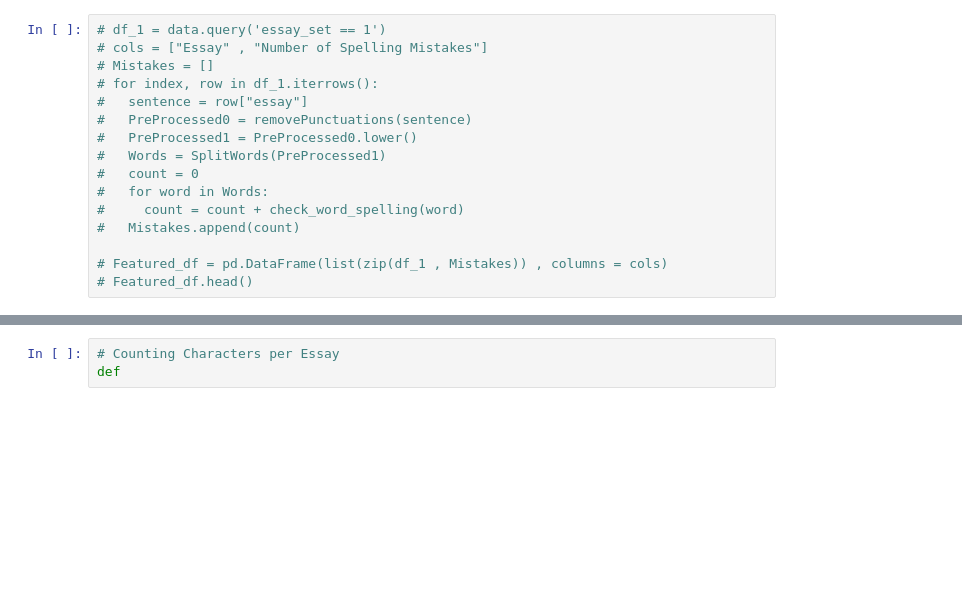
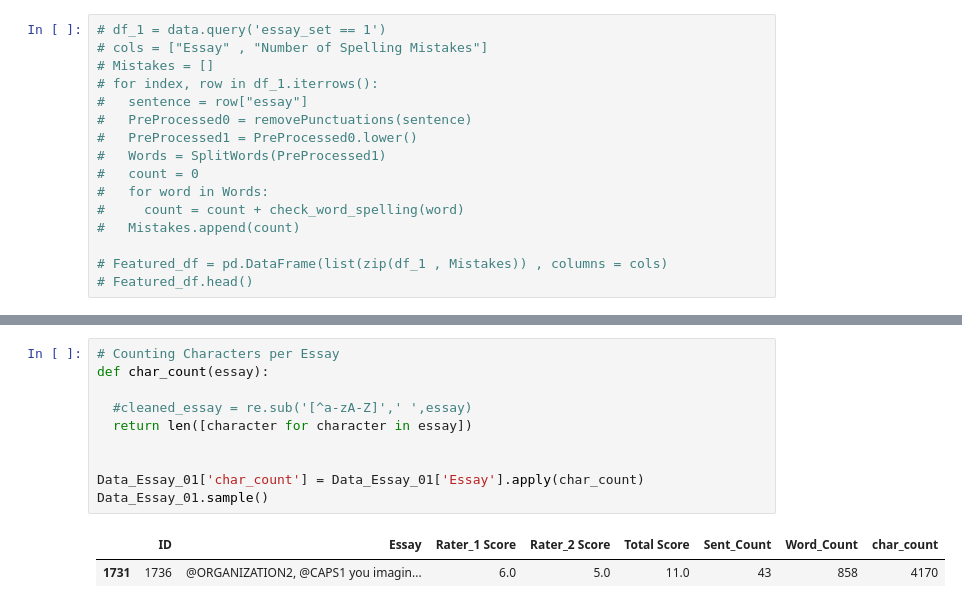
Before and after one commit to mustafabawany/IntelliTech, a Jupyter notebook: Feature_Engineering.ipynb, the cells around one changed output, grey strips where cells are left out. Drawn from its saved outputs; the diff is of its cells as text; blank space fills up the shorter version.

```diff
--- a/Feature_Engineering.ipynb
+++ b/Feature_Engineering.ipynb
@@ -146,3 +148,13 @@ Data_Essay_01.sample()
-# %%
-# Counting Characters per Essay
-def
+# %%
+# Counting Characters per Essay
+def char_count(essay):
+
+  #cleaned_essay = re.sub('[^a-zA-Z]',' ',essay)
+  return len([character for character in essay])
+
+
+Data_Essay_01['char_count'] = Data_Essay_01['Essay'].apply(char_count)
+Data_Essay_01.sample()
+# %% [output]
+|  | ID | Essay | Rater_1 Score | Rater_2 Score | Total Score | Sent_Count | Word_Count | char_count |
+| 1731 | 1736 | @ORGANIZATION2, @CAPS1 you imagin... | 6.0 | 5.0 | 11.0 | 43 | 858 | 4170 |
```
Also changed, not shown: parts of 8 cells of this notebook.
